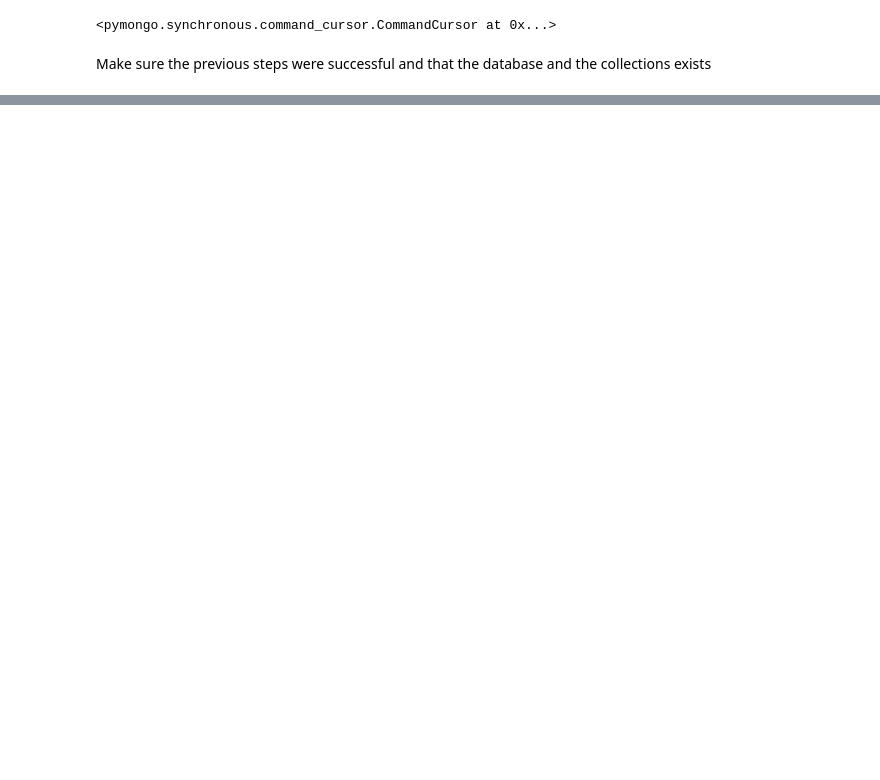
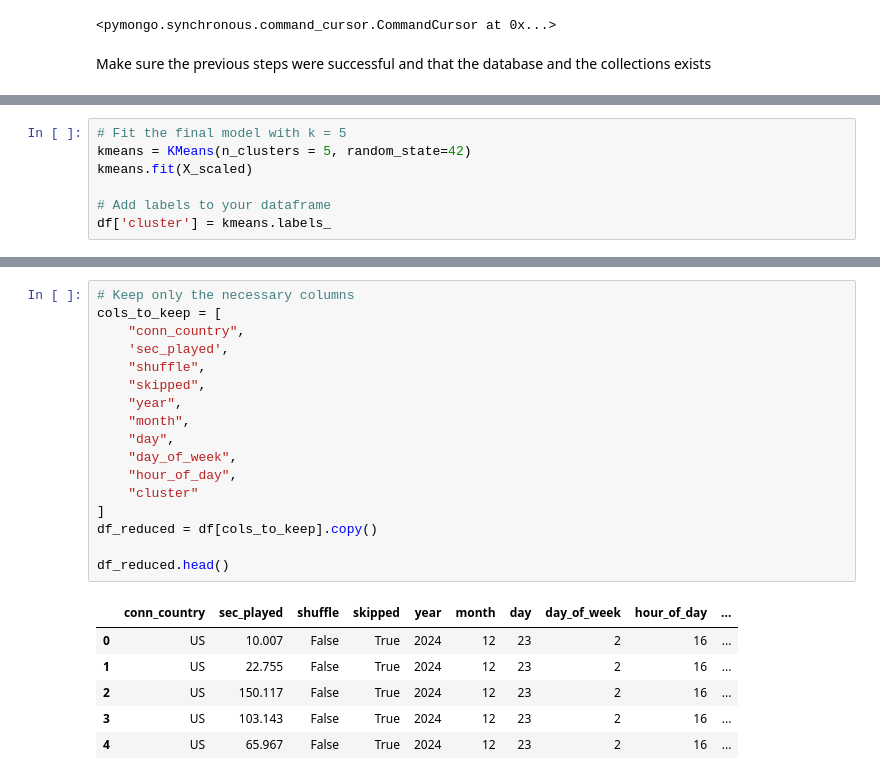
Before and after one commit to danielanietp/Spotify-Database, a Jupyter notebook: StreamingHistoryDatabase.ipynb, the cells around one changed output, grey strips where cells are left out. Saved outputs shown, nothing was run; the diff lists cells and outputs as text; blank space fills up the shorter version.

```diff
--- a/StreamingHistoryDatabase.ipynb
+++ b/StreamingHistoryDatabase.ipynb
@@ -630,0 +765,7 @@ Link to dashboard: [Tableau Public Dashboard](https://public.tableau.com/app/pro
+# %%
+# Fit the final model with k = 5
+kmeans = KMeans(n_clusters = 5, random_state=42)
+kmeans.fit(X_scaled)
+
+# Add labels to your dataframe
+df['cluster'] = kmeans.labels_
@@ -630,0 +782,24 @@ Link to dashboard: [Tableau Public Dashboard](https://public.tableau.com/app/pro
+# %%
+# Keep only the necessary columns
+cols_to_keep = [
+    "conn_country",
+    'sec_played',
+    "shuffle",
+    "skipped",
+    "year",
+    "month",
+    "day",
+    "day_of_week",
+    "hour_of_day",
+    "cluster"
+]
+df_reduced = df[cols_to_keep].copy()
+
+df_reduced.head()
+# %% [output]
+|  | conn_country | sec_played | shuffle | skipped | year | month | day | day_of_week | hour_of_day | ... |
+| 0 | US | 10.007 | False | True | 2024 | 12 | 23 | 2 | 16 | ... |
+| 1 | US | 22.755 | False | True | 2024 | 12 | 23 | 2 | 16 | ... |
+| 2 | US | 150.117 | False | True | 2024 | 12 | 23 | 2 | 16 | ... |
+| 3 | US | 103.143 | False | True | 2024 | 12 | 23 | 2 | 16 | ... |
+| 4 | US | 65.967 | False | True | 2024 | 12 | 23 | 2 | 16 | ... |
```
Also changed, not shown: parts of 26 cells of this notebook.
